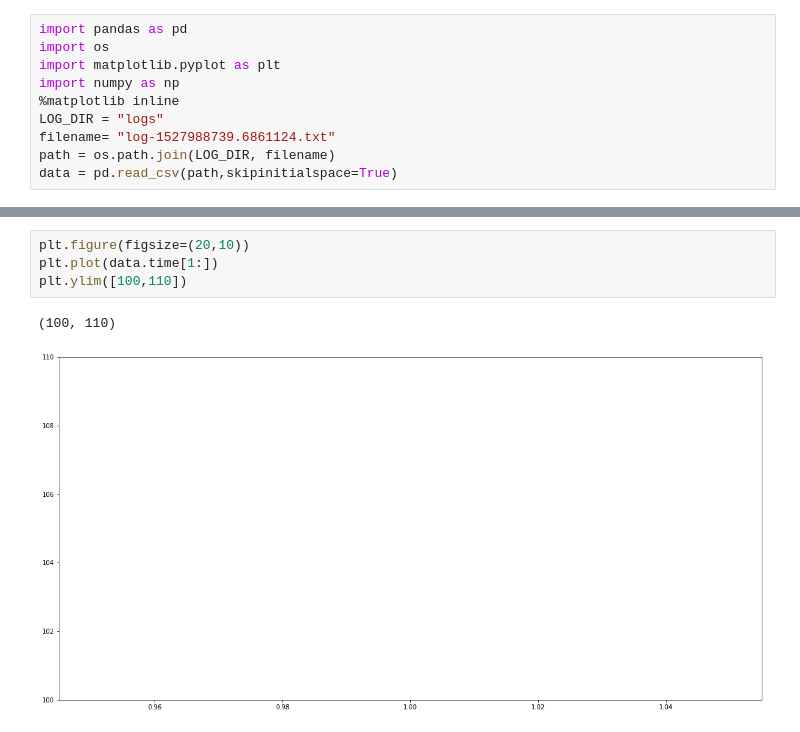
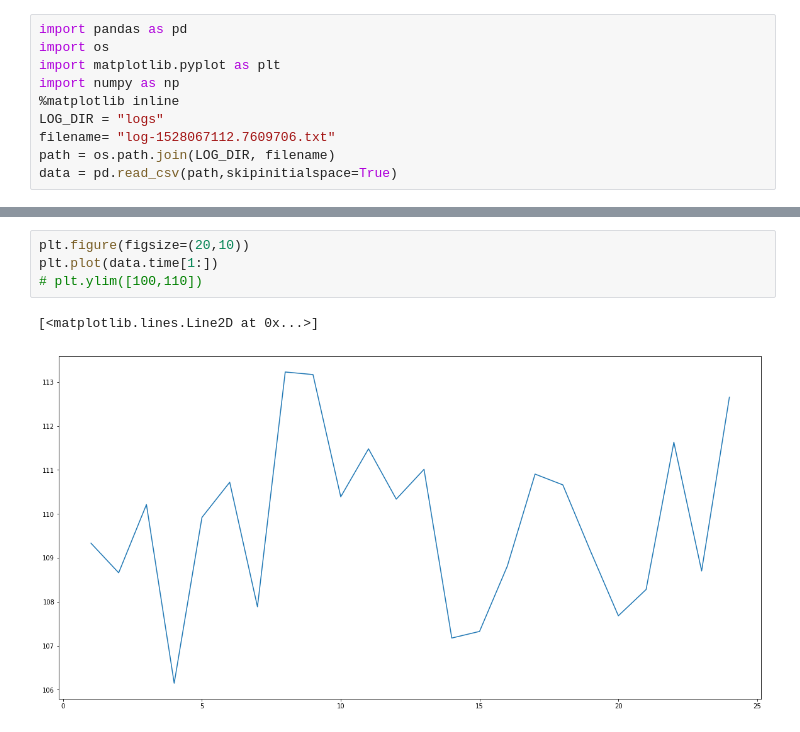
Before and after one commit to ethanleet/CapsNet, a Jupyter notebook: Statistics plotting.ipynb, the cells around one changed output, grey strips where cells are left out. Drawn from its saved outputs; the diff is of its cells as text.

```diff
--- a/Statistics plotting.ipynb
+++ b/Statistics plotting.ipynb
@@ -5,7 +5,7 @@ import matplotlib.pyplot as plt
 import numpy as np
 %matplotlib inline
 LOG_DIR = "logs"
-filename= "log-1527988739.6861124.txt"
+filename= "log-1528067112.7609706.txt"
 path = os.path.join(LOG_DIR, filename)
 data = pd.read_csv(path,skipinitialspace=True)
 # %%
@@ -52,7 +66,7 @@ plt.plot(data.test_accuracy[1:], '--o')
 # %%
 plt.figure(figsize=(20,10))
 plt.plot(data.time[1:])
-plt.ylim([100,110])
+# plt.ylim([100,110])
 # %% [output]
-(100, 110)
+[<matplotlib.lines.Line2D at 0x...>]
-[figure, old version]
+[figure, new version]
```
Also changed, not shown: parts of 5 cells of this notebook.
